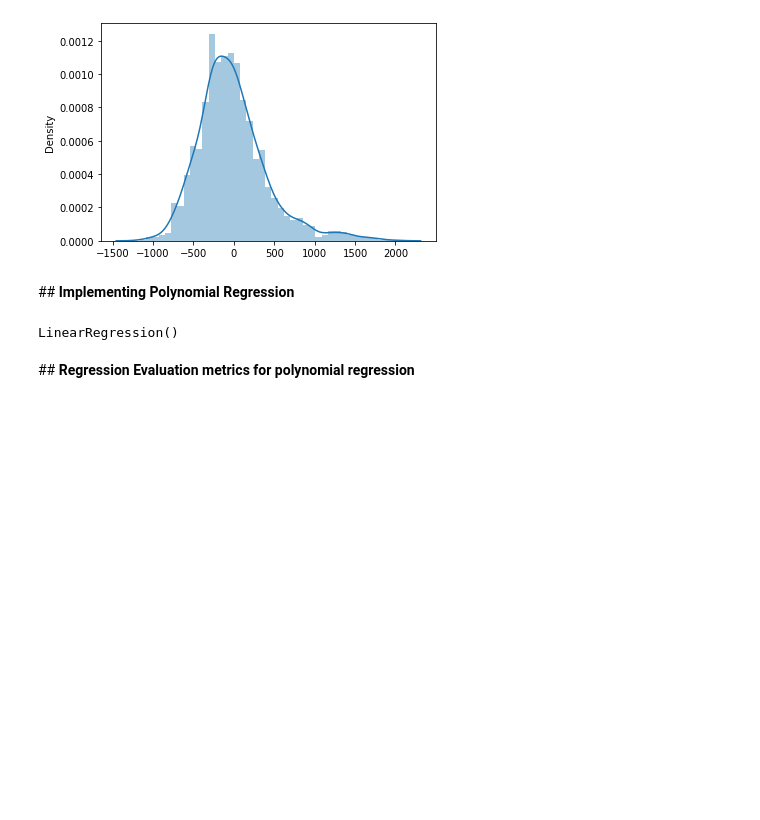
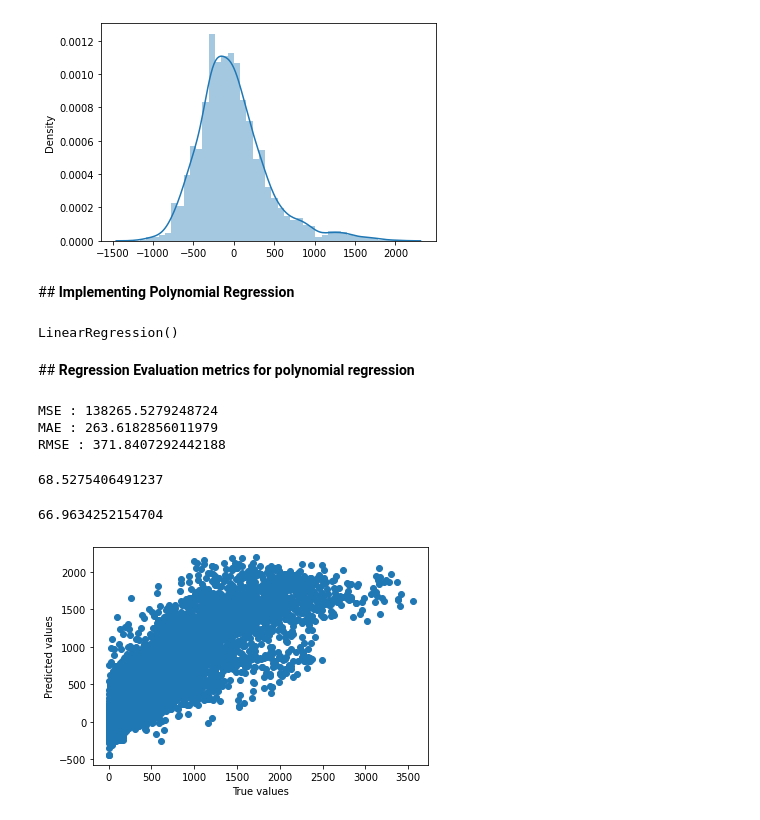
Before and after one commit to ShreedarshM/Bike-Sharing-Demand, a Jupyter notebook: Bike_Sharing_Demand_Prediction_Capstone_Project.ipynb, the cells around one changed output. Saved outputs shown, nothing was run; the diff lists cells and outputs as text; code cells hidden in the pictures; blank space fills up the shorter version.

```diff
--- a/Bike_Sharing_Demand_Prediction_Capstone_Project.ipynb
+++ b/Bike_Sharing_Demand_Prediction_Capstone_Project.ipynb
@@ -516,3 +516,32 @@ y_pred_poly_train = lin_reg.predict(X_poly)
 y_pred_poly_test = lin_reg.predict(X_poly_test)
 # %% [markdown]
 ##<b> Regression Evaluation metrics for polynomial regression
+# %%
+MSE_poly = mean_squared_error(y_test,y_pred_poly_test)
+print('MSE :', MSE_poly)
+MAE_poly = mean_absolute_error(y_test,y_pred_poly_test)
+print('MAE :', MAE_poly)
+RMSE_poly = np.sqrt(MSE_poly)
+print('RMSE :', RMSE_poly)
+# %% [output]
+MSE : 138265.5279248724
+MAE : 263.6182856011979
+RMSE : 371.8407292442188
+# %%
+r2_poly_train = r2_score(y_train,y_pred_poly_train)*100
+r2_poly_train
+# %% [output]
+68.5275406491237
+# %%
+r2_poly_test = r2_score(y_test,y_pred_poly_test)*100
+r2_poly_test
+# %% [output]
+66.9634252154704
+# %%
+#Analyzing true and predicted values
+plt.scatter(y_train, y_pred_poly_train)
+plt.xlabel('True values')
+plt.ylabel('Predicted values')
+plt.show()
+# %% [output]
+[figure, added]
```
Also changed, not shown: parts of 15 cells of this notebook.
